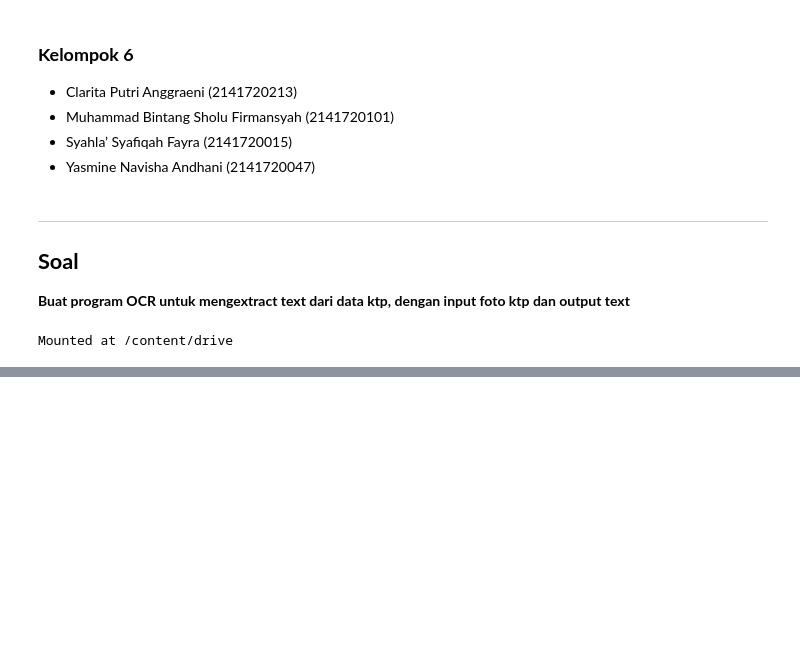
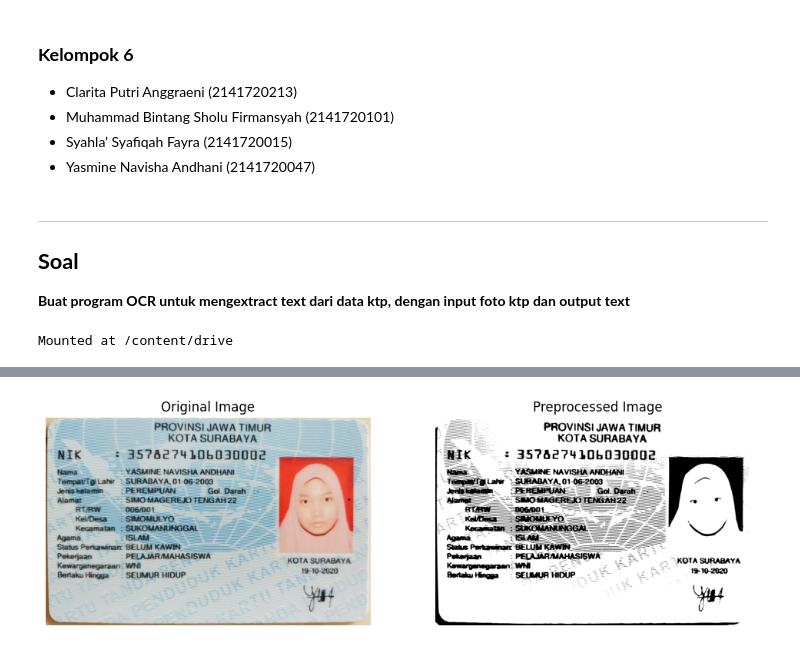
Before and after one commit to bintangsholu21/Pembelajaran-Mesin, a Jupyter notebook: Quiz 2.ipynb, the cells around one changed output, grey strips where cells are left out. Saved outputs shown, nothing was run; the diff lists cells and outputs as text; code cells hidden in the pictures; blank space fills up the shorter version.

```diff
--- a/Quiz 2.ipynb
+++ b/Quiz 2.ipynb
@@ -334,0 +54,39 @@ TE
+# %%
+
+# 3. Path to the image
+image_path = '/content/drive/MyDrive/Machine Learning/dataset_KTP/2.jpg'
+
+# 4. Preprocessing image
+def preprocess_image(image_path):
+    # Load image using OpenCV
+    imgPreprocess = cv2.imread(image_path)
+
+    # Grayscale
+    gray = cv2.cvtColor(imgPreprocess, cv2.COLOR_BGR2GRAY)
+
+    # Thresholding
+    thresholded = cv2.threshold(gray, 0, 255, cv2.THRESH_BINARY + cv2.THRESH_OTSU)[1]
+
+    return thresholded
+
+# 5. Display original and preprocessed images
+original_image = cv2.imread(image_path)
+preprocessed_image = preprocess_image(image_path)
+
+plt.figure(figsize=(12, 6))
+
+# Plot original image
+plt.subplot(1, 2, 1)
+plt.imshow(cv2.cvtColor(original_image, cv2.COLOR_BGR2RGB))
+plt.title('Original Image')
+plt.axis('off')
+
+# Plot preprocessed image
+plt.subplot(1, 2, 2)
+plt.imshow(cv2.cvtColor(preprocessed_image, cv2.COLOR_BGR2RGB))
+plt.title('Preprocessed Image')
+plt.axis('off')
+
+plt.show()
+# %% [output]
+[figure, added]
```
Also changed, not shown: parts of 12 cells of this notebook.
